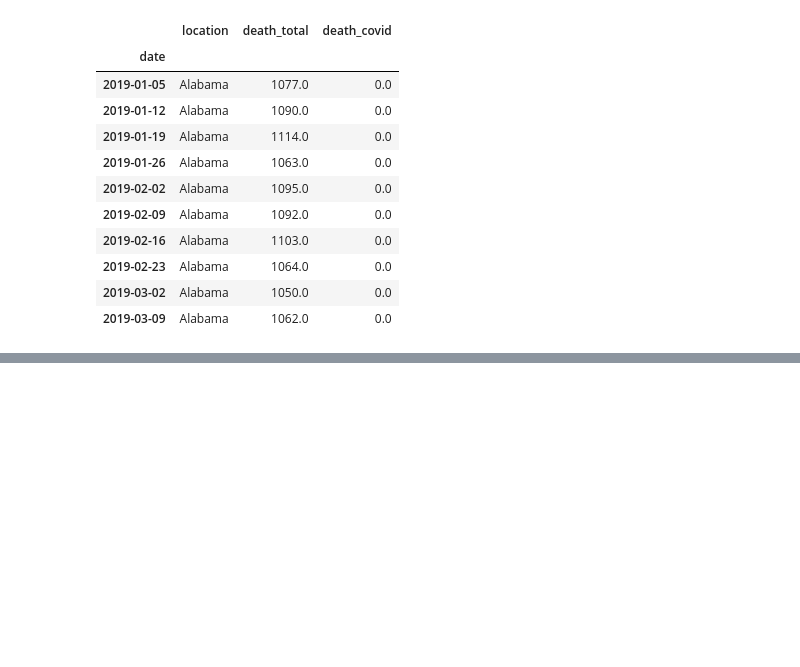
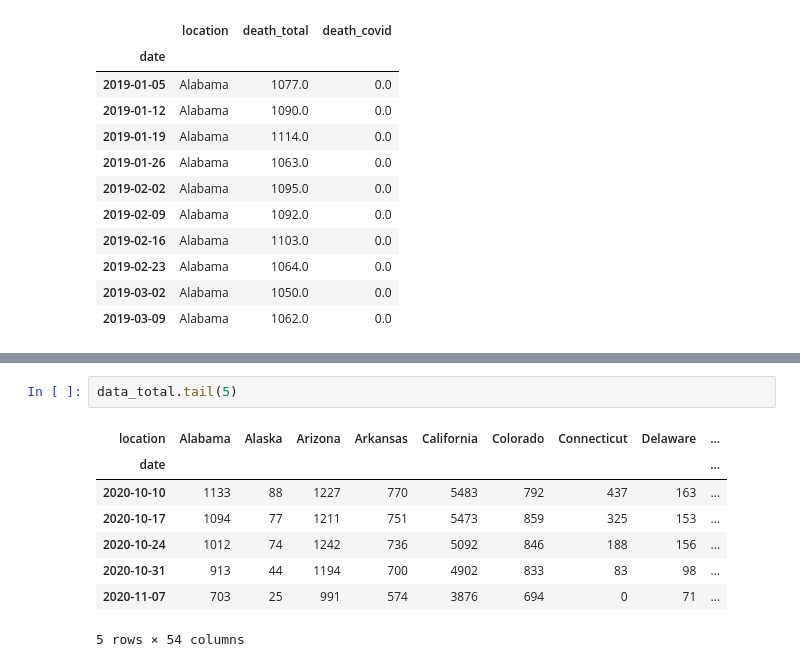
Before and after one commit to ITWSDataScience/Exploration-of-Number-of-Deaths-Due-to-COVID19-in-USA_2020, a Jupyter notebook: present.ipynb, the cells around one changed output, grey strips where cells are left out. Saved outputs shown, nothing was run; the diff lists cells and outputs as text; blank space fills up the shorter version.

```diff
--- a/present.ipynb
+++ b/present.ipynb
@@ -74,3 +107,14 @@ To retain the current behavior and silence the warning, pass 'sort=True'.
+# %%
+data_total.tail(5)
+# %% [output]
+| location | Alabama | Alaska | Arizona | Arkansas | California | Colorado | Connecticut | Delaware | ... |
+| date |  |  |  |  |  |  |  |  | ... |
+| 2020-10-10 | 1133 | 88 | 1227 | 770 | 5483 | 792 | 437 | 163 | ... |
+| 2020-10-17 | 1094 | 77 | 1211 | 751 | 5473 | 859 | 325 | 153 | ... |
+| 2020-10-24 | 1012 | 74 | 1242 | 736 | 5092 | 846 | 188 | 156 | ... |
+| 2020-10-31 | 913 | 44 | 1194 | 700 | 4902 | 833 | 83 | 98 | ... |
+| 2020-11-07 | 703 | 25 | 991 | 574 | 3876 | 694 | 0 | 71 | ... |
+5 rows × 54 columns
 # %%
 # --------------------- Data Visualization ---------------------
 # View 1 - Nationwide death in 2020 (COVID vs non-COVID)
```
Also changed, not shown: parts of 9 cells of this notebook.
